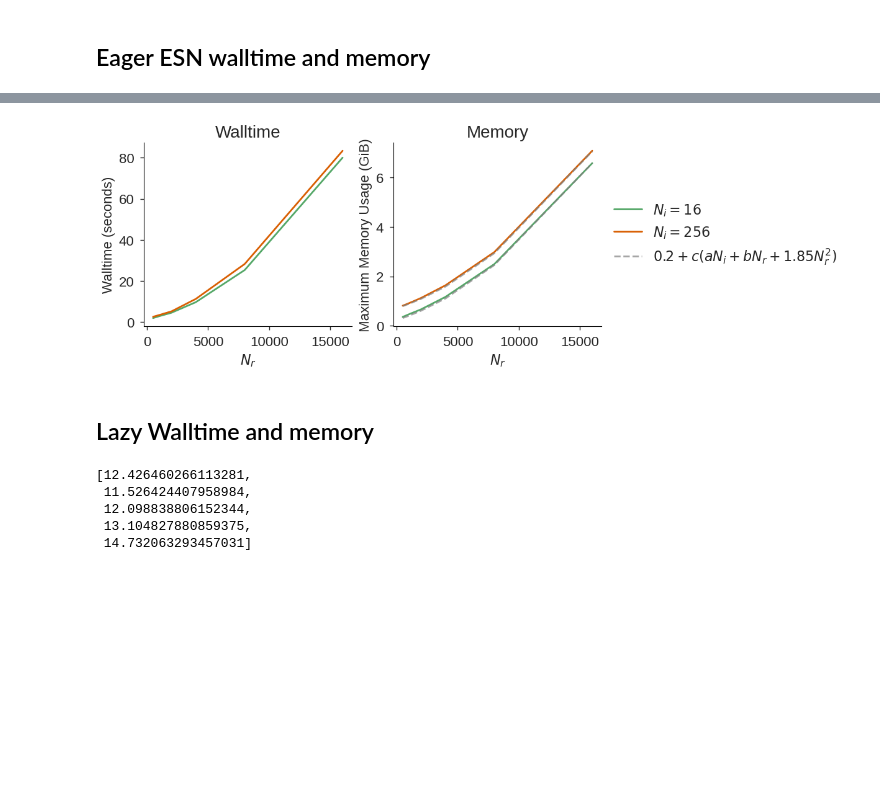
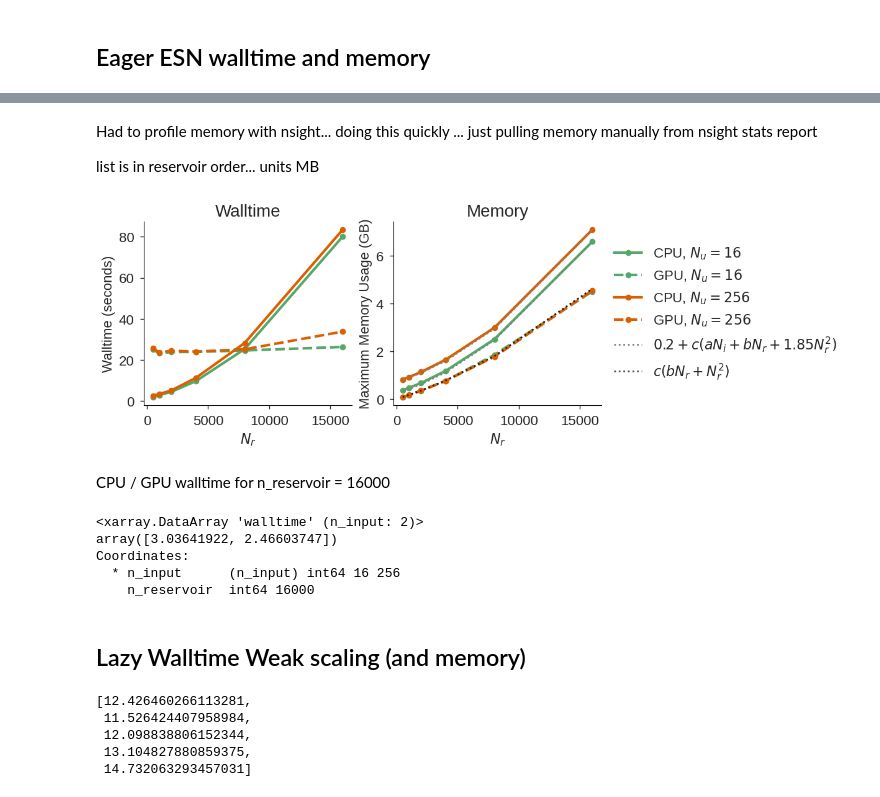
Before and after one commit to timothyas/xesn, a Jupyter notebook: scaling/plot_scaling.ipynb, the cells around one changed output, grey strips where cells are left out. Cells and saved outputs as stored; diff of their text form; code cells hidden in the pictures; blank space fills up the shorter version.

```diff
--- a/scaling/plot_scaling.ipynb
+++ b/scaling/plot_scaling.ipynb
@@ -188,5 +188,8 @@ def open_mprof(filename):
 # %%
 ds = ESNTiming(mode="eager", proc="gcp-cpu")()
 ds = ds.squeeze()
+# %%
+gds = ESNTiming(mode="eager", proc="gcp-gpu", iter=1)()
+gds = gds.squeeze()
 # %%
 mds = open_mprof("gcp-cpu-eager/mprofile_20240426143800.dat")
@@ -199,32 +196,67 @@ plt.show()
+# %% [markdown]
+Had to profile memory with nsight... doing this quickly ... just pulling memory manually from nsight stats report
+
+list is in reservoir order... units MB
+# %%
+gmem16 = np.array([82.7, 168.7, 352.8, 769.1, 1280+612+.6+1, 2560.1+2048+.6+2])
+gmem256= np.array([84.3, 171.3, 357.3, 640+128+1.3+8.2, 1280+512+1.3+16.4, 2560.1+2048+1.2+32.8])
 # %%
 estimated_memory = lambda n_input, n_reservoir : .2 + (250000*n_input + 20000*n_reservoir + 1.85*n_reservoir**2) * 8 / 1e9
+gestimated_memory = lambda n_reservoir : (20000*n_reservoir + n_reservoir**2) * 8 / 1e9
 # %%
 fig, axs = plt.subplots(1,2, figsize=(12,4), constrained_layout=True)
 
-for ni, max_mem in zip(ds.n_input.values, [mds.max_memory[:6], mds.max_memory[6:]]):
-    ds.sel(n_input=ni).walltime.plot(ax=axs[0])
+kw = {
+    "marker": "o",
+    "lw": 3,
+}
 
-    axs[1].plot(ds.n_reservoir, max_mem, label=f"$N_i = {ni}$")
+for i, (ni, max_mem, gmax_mem) in enumerate(
+    zip(ds.n_input.values, [mds.max_memory[:6], mds.max_memory[6:]], [gmem16, gmem256])
+):
+    ds.sel(n_input=ni).walltime.plot(ax=axs[0], color=f"C{i}", **kw)
+    gds.sel(n_input=ni).walltime.plot(ax=axs[0], ls='--', color=f"C{i}", **kw)
+
+    axs[1].plot(ds.n_reservoir, max_mem, label=f"CPU, $N_u = {ni}$", color=f"C{i}", **kw)
+    axs[1].plot(gds.n_reservoir, gmax_mem/1024, label=f"GPU, $N_u = {ni}$", ls='--', color=f"C{i}",**kw)
     axs[1].plot(
         ds.n_reservoir,
         estimated_memory(ni, ds.n_reservoir),
         color="gray",
-        ls="--",
+        ls=":",
+        label=r"$0.2 + c (a N_i + b N_r + 1.85 N_r^2)$" if ni==256 else None,
+    )
+    axs[1].plot(
+        ds.n_reservoir,
+        gestimated_memory(ds.n_reservoir),
+        color="black",
+        ls=":",
         alpha=.7,
-        label=r"$0.2 + c (a N_i + b N_r + 1.85 N_r^2)$" if ni==256 else None,
+        label=r"$c (b N_r + N_r^2)$" if ni==256 else None,
     )
 for ax in axs:
     ax.set(xlabel=r"$N_r$")
 axs[0].set(title="Walltime", ylabel="Walltime (seconds)")
-axs[1].set(title="Memory", ylabel="Maximum Memory Usage (GiB)")
+axs[1].set(title="Memory", ylabel="Maximum Memory Usage (GB)")
 
 axs[1].legend(
     bbox_to_anchor=(1,.5),
     loc="center left",
 )
-plt.show()
+plt.show(fig)
 fig.savefig("eager-scaling.pdf", bbox_inches="tight")
 # %% [output]
-[figure, old version]
+[figure, new version]
+# %% [markdown]
+CPU / GPU walltime for n_reservoir = 16000
+# %%
+
+ds.sel(n_reservoir=16000).walltime / gds.sel(n_reservoir=16000).walltime
+# %% [output]
+<xarray.DataArray 'walltime' (n_input: 2)>
+array([3.03641922, 2.46603747])
+Coordinates:
+  * n_input      (n_input) int64 16 256
+    n_reservoir  int64 16000
 # %%
 eds = ds
@@ -231,5 +264,5 @@ eds = ds
 # %% [markdown]
-## Lazy Walltime and memory
+## Lazy Walltime Weak scaling (and memory)
 # %%
 ds = ESNTiming(mode="lazy", proc="gcp-cpu", n_input=(256,), n_reservoir=(500,1000,2000,4000,8000), n_x=(2,4,8,16,32,64,128))()
 ds2 = ESNTiming(mode="lazy", proc="gcp-cpu", n_input=(256,), n_reservoir=(500,1000,2000,4000,8000), n_x=(2,4,8,16,32,64,128), iter=1)()
```
Also changed, not shown: parts of 7 cells of this notebook, 9 other files.
